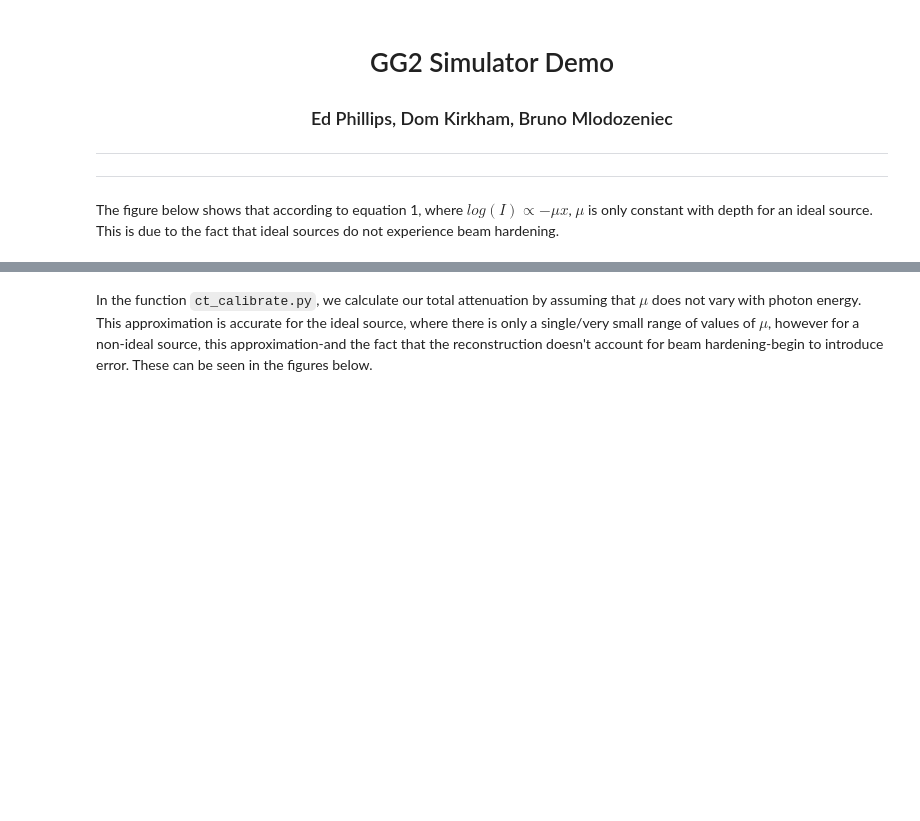
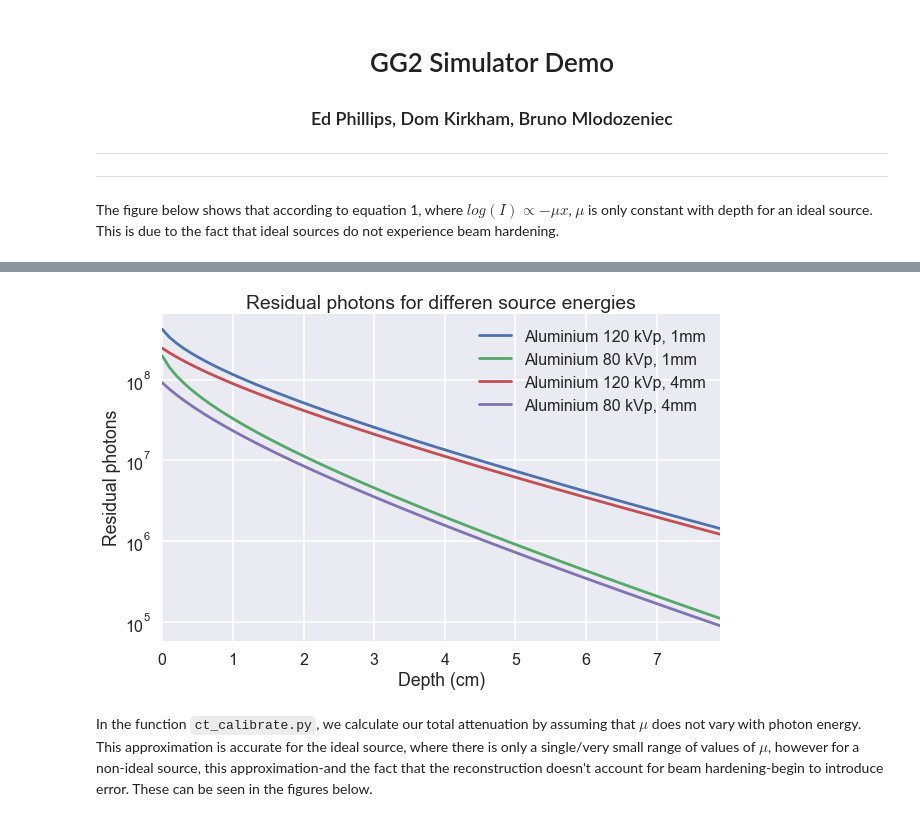
Before and after one commit to domkirkham/east-ct, a Jupyter notebook: group1_demo.ipynb, the cells around one changed output, grey strips where cells are left out. Cells and saved outputs as stored; diff of their text form; code cells hidden in the pictures; blank space fills up the shorter version.

````diff
--- a/group1_demo.ipynb
+++ b/group1_demo.ipynb
@@ -64,3 +66,35 @@ ax2.set_title("Residual photons for ideal and non-ideal X-ray sources");
+# %%
+fig2, ax2 = plt.subplots()
+fig2.set_size_inches(10,6)
+
+test_materials = ["Aluminium"]
+
+# ideal_source = fake_source(material_data.mev, 0.12, material_data.coeff("Aluminium"), 4, method='ideal')
+nonideal_source = fake_source(material_data.mev, 0.12, material_data.coeff("Aluminium"), 1)
+nonideal_source_low = fake_source(material_data.mev, 0.08, material_data.coeff("Aluminium"), 1)
+nonideal_source_4 = fake_source(material_data.mev, 0.12, material_data.coeff("Aluminium"), 4)
+nonideal_source_low_4 = fake_source(material_data.mev, 0.08, material_data.coeff("Aluminium"), 4)
+
+for mat in test_materials:
+    atten_energies = ct_detect(nonideal_source, material_data.coeff(mat), np.arange(0, 8.0, 0.1), 1)
+    atten_energies_low = ct_detect(nonideal_source_low, material_data.coeff(mat), np.arange(0, 8.0, 0.1), 1)
+    atten_energies_4 = ct_detect(nonideal_source_4, material_data.coeff(mat), np.arange(0, 8.0, 0.1), 1)
+    atten_energies_low_4 = ct_detect(nonideal_source_low_4, material_data.coeff(mat), np.arange(0, 8.0, 0.1), 1)
+
+    ax2.plot(np.arange(0, 8.0,0.1), atten_energies, label=mat+" 120 kVp, 1mm")
+    ax2.plot(np.arange(0,8.0,0.1), atten_energies_low, label=mat+" 80 kVp, 1mm")
+    ax2.plot(np.arange(0, 8.0,0.1), atten_energies_4, label=mat+" 120 kVp, 4mm")
+    ax2.plot(np.arange(0,8.0,0.1), atten_energies_low_4, label=mat+" 80 kVp, 4mm")
+
+ax2.legend()
+ax2.set_xlabel("Depth (cm)")
+ax2.set_ylabel(r"Residual photons")
+ax2.set_yscale('log')
+ax2.set_xlim(0, 7.9)
+ax2.set_title("Residual photons for differen source energies");
+fig2.savefig('residual_photons_different_sources.png', bbox_inches='tight')
+# %% [output]
+[figure, added]
 # %% [markdown]
 In the function ```ct_calibrate.py```, we calculate our total attenuation by assuming that $\mu$ does not vary with photon energy. This approximation is accurate for the ideal source, where there is only a single/very small range of values of $\mu$, however for a non-ideal source, this approximation-and the fact that the reconstruction doesn't account for beam hardening-begin to introduce error. These can be seen in the figures below.
 # %%
````
Also changed, not shown: parts of 1 cell of this notebook, 8 other files.
